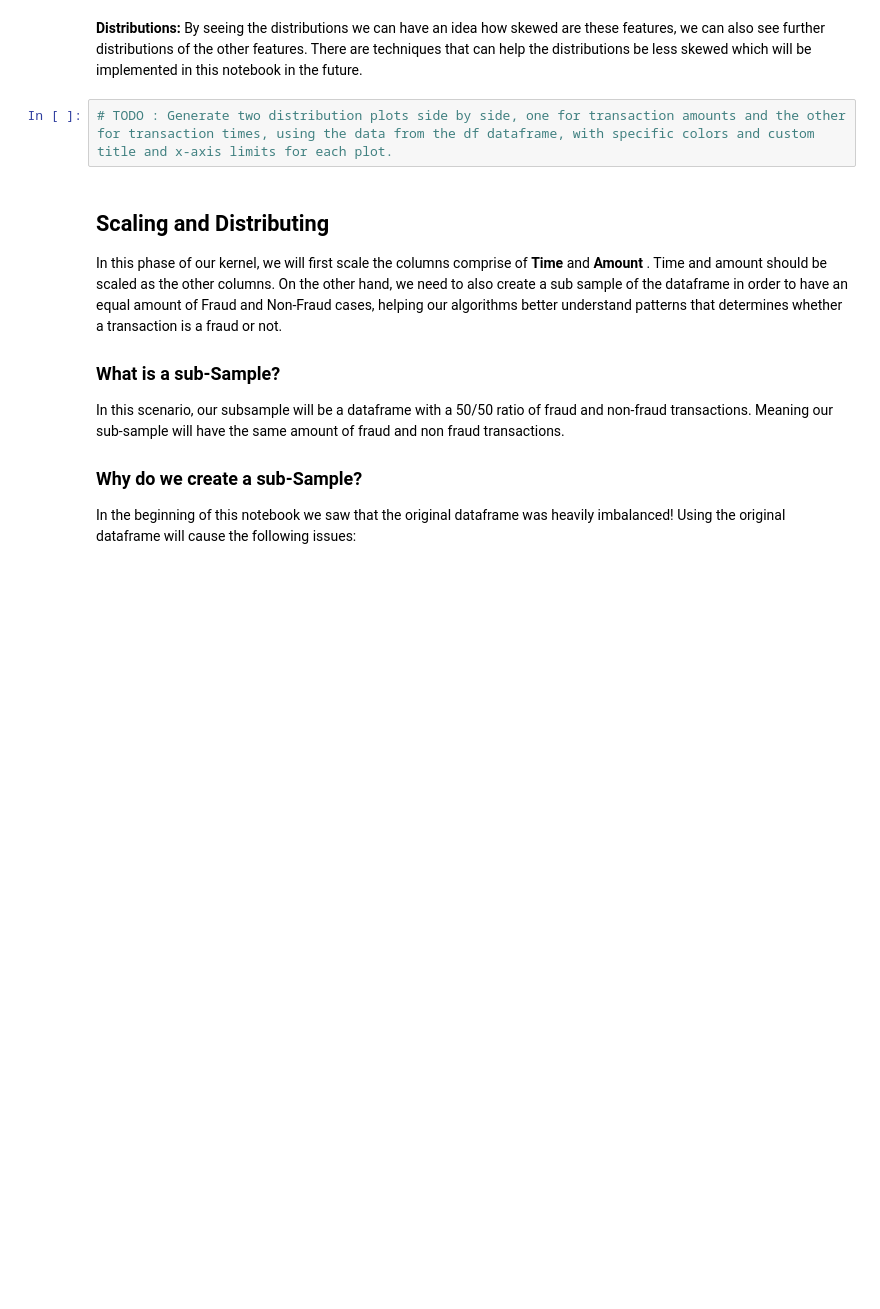
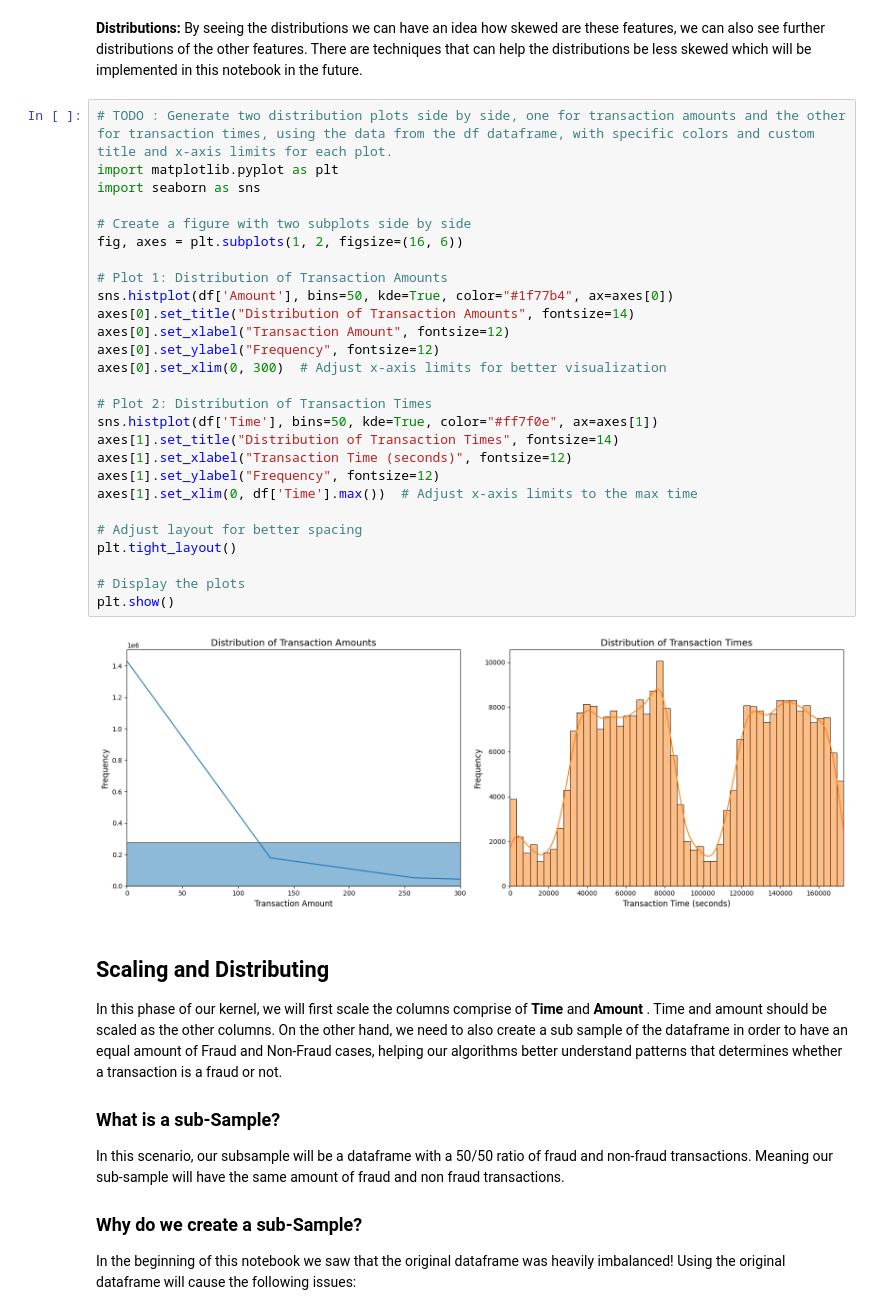
Before and after one commit to TyamanovaMargo/DI-Bootcamp, a Jupyter notebook: Week7/Day5/DailyChallenge/Daily_Challenge_W9D5.ipynb, the cells around one changed output. Drawn from its saved outputs; the diff is of its cells as text; blank space fills up the shorter version.

```diff
--- a/Week7/Day5/DailyChallenge/Daily_Challenge_W9D5.ipynb
+++ b/Week7/Day5/DailyChallenge/Daily_Challenge_W9D5.ipynb
@@ -99,7 +235,34 @@ print('Frauds', round(df['Class'].value_counts()[1]/len(df) * 100,2), '% of the
 # %% [markdown]
 **Distributions:** By seeing the distributions we can have an idea how skewed are these features, we can also see further distributions of the other features. There are techniques that can help the distributions be less skewed which will be implemented in this notebook in the future.
-# %%
-# TODO : Generate two distribution plots side by side, one for transaction amounts and the other for transaction times, using the data from the df dataframe, with specific colors and custom title and x-axis limits for each plot.
+# %%
+# TODO : Generate two distribution plots side by side, one for transaction amounts and the other for transaction times, using the data from the df dataframe, with specific colors and custom title and x-axis limits for each plot.
+import matplotlib.pyplot as plt
+import seaborn as sns
+
+# Create a figure with two subplots side by side
+fig, axes = plt.subplots(1, 2, figsize=(16, 6))
+
+# Plot 1: Distribution of Transaction Amounts
+sns.histplot(df['Amount'], bins=50, kde=True, color="#1f77b4", ax=axes[0])
+axes[0].set_title("Distribution of Transaction Amounts", fontsize=14)
+axes[0].set_xlabel("Transaction Amount", fontsize=12)
+axes[0].set_ylabel("Frequency", fontsize=12)
+axes[0].set_xlim(0, 300)  # Adjust x-axis limits for better visualization
+
+# Plot 2: Distribution of Transaction Times
+sns.histplot(df['Time'], bins=50, kde=True, color="#ff7f0e", ax=axes[1])
+axes[1].set_title("Distribution of Transaction Times", fontsize=14)
+axes[1].set_xlabel("Transaction Time (seconds)", fontsize=12)
+axes[1].set_ylabel("Frequency", fontsize=12)
+axes[1].set_xlim(0, df['Time'].max())  # Adjust x-axis limits to the max time
+
+# Adjust layout for better spacing
+plt.tight_layout()
+
+# Display the plots
+plt.show()
+# %% [output]
+[figure, added]
 # %% [markdown]
 <h2> Scaling and Distributing </h2>
 <a id="distributing"></a>
```
Also changed, not shown: parts of 20 cells of this notebook, 1 other file.
